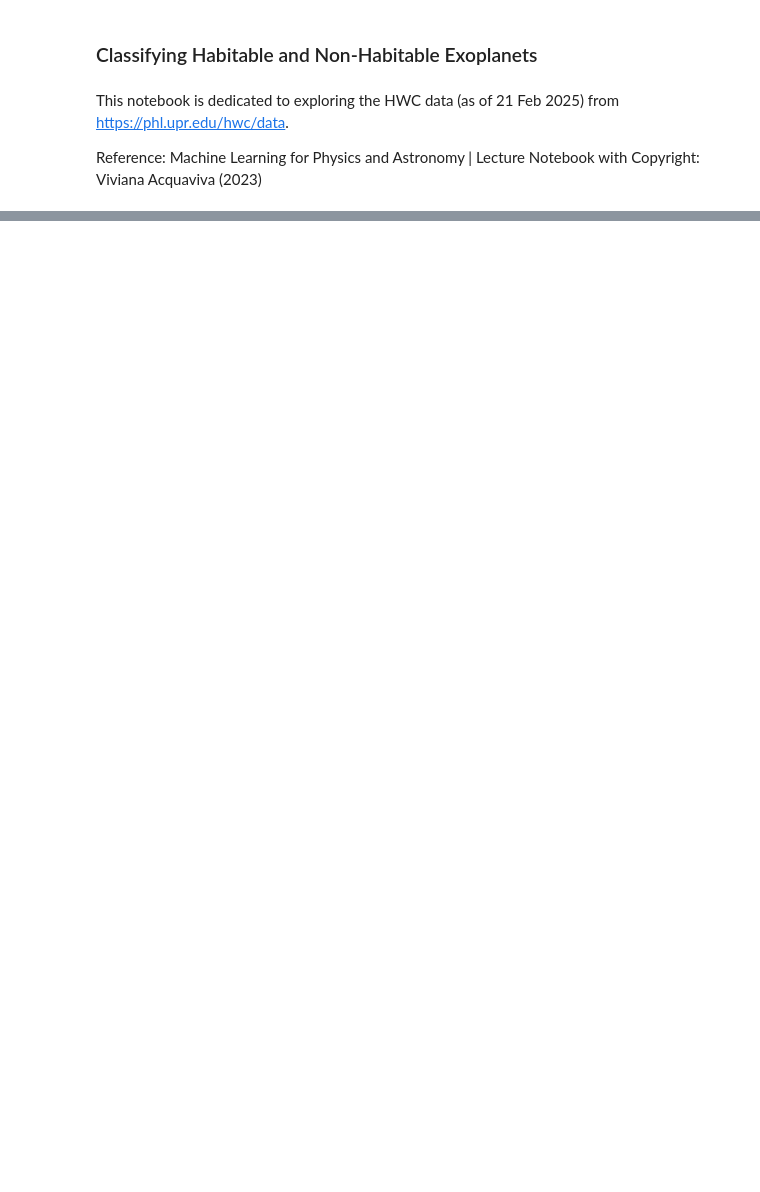
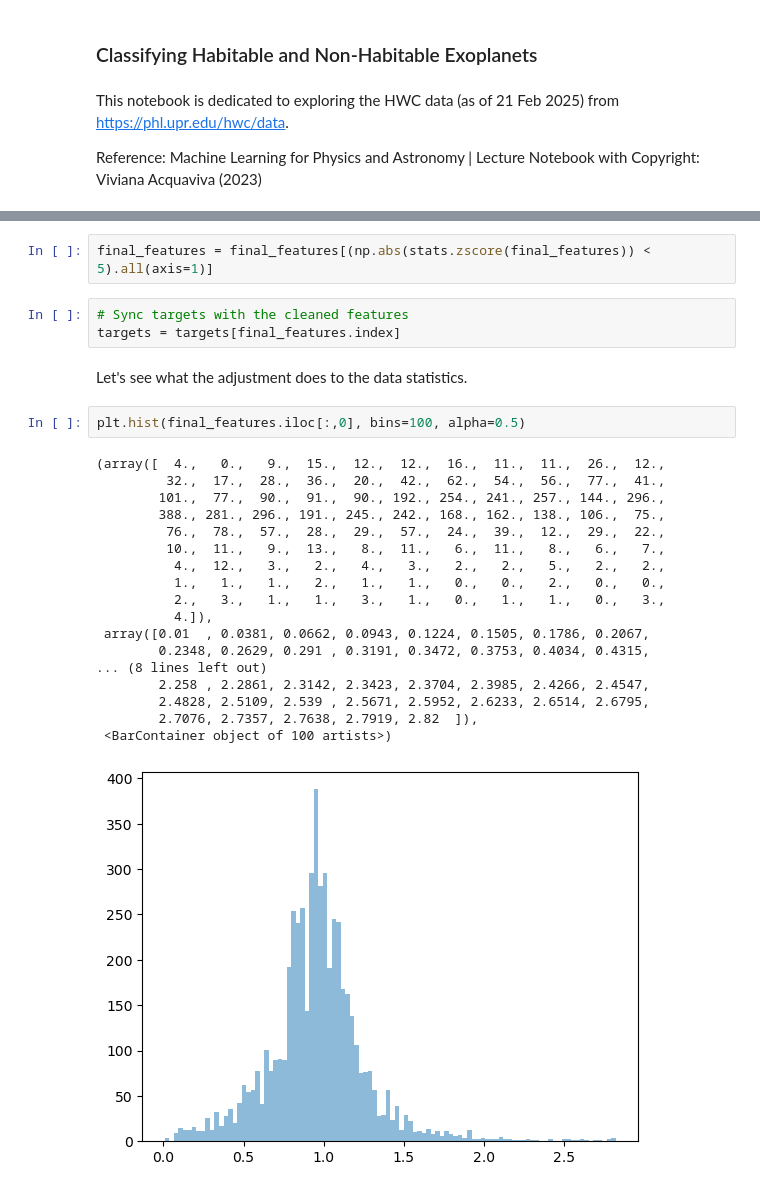
Before and after one commit to mrdchua/Supervised-Classification, a Jupyter notebook: Exoplanets/exoplanets_interfacing.ipynb, the cells around one changed output, grey strips where cells are left out. Cells and saved outputs as stored; diff of their text form; blank space fills up the shorter version.

```diff
--- a/Exoplanets/exoplanets_interfacing.ipynb
+++ b/Exoplanets/exoplanets_interfacing.ipynb
@@ -57,0 +203,28 @@ df.groupby("P_HABITABLE").count()
+# %%
+final_features = final_features[(np.abs(stats.zscore(final_features)) < 5).all(axis=1)]
+# %%
+# Sync targets with the cleaned features
+targets = targets[final_features.index]
+# %% [markdown]
+Let's see what the adjustment does to the data statistics.
+# %%
+plt.hist(final_features.iloc[:,0], bins=100, alpha=0.5)
+# %% [output]
+(array([  4.,   0.,   9.,  15.,  12.,  12.,  16.,  11.,  11.,  26.,  12.,
+         32.,  17.,  28.,  36.,  20.,  42.,  62.,  54.,  56.,  77.,  41.,
+        101.,  77.,  90.,  91.,  90., 192., 254., 241., 257., 144., 296.,
+        388., 281., 296., 191., 245., 242., 168., 162., 138., 106.,  75.,
+         76.,  78.,  57.,  28.,  29.,  57.,  24.,  39.,  12.,  29.,  22.,
+         10.,  11.,   9.,  13.,   8.,  11.,   6.,  11.,   8.,   6.,   7.,
+          4.,  12.,   3.,   2.,   4.,   3.,   2.,   2.,   5.,   2.,   2.,
+          1.,   1.,   1.,   2.,   1.,   1.,   0.,   0.,   2.,   0.,   0.,
+          2.,   3.,   1.,   1.,   3.,   1.,   0.,   1.,   1.,   0.,   3.,
+          4.]),
+ array([0.01  , 0.0381, 0.0662, 0.0943, 0.1224, 0.1505, 0.1786, 0.2067,
+        0.2348, 0.2629, 0.291 , 0.3191, 0.3472, 0.3753, 0.4034, 0.4315,
+... (8 lines left out)
+        2.258 , 2.2861, 2.3142, 2.3423, 2.3704, 2.3985, 2.4266, 2.4547,
+        2.4828, 2.5109, 2.539 , 2.5671, 2.5952, 2.6233, 2.6514, 2.6795,
+        2.7076, 2.7357, 2.7638, 2.7919, 2.82  ]),
+ <BarContainer object of 100 artists>)
+[figure, added]
```
Also changed, not shown: parts of 32 cells of this notebook.
